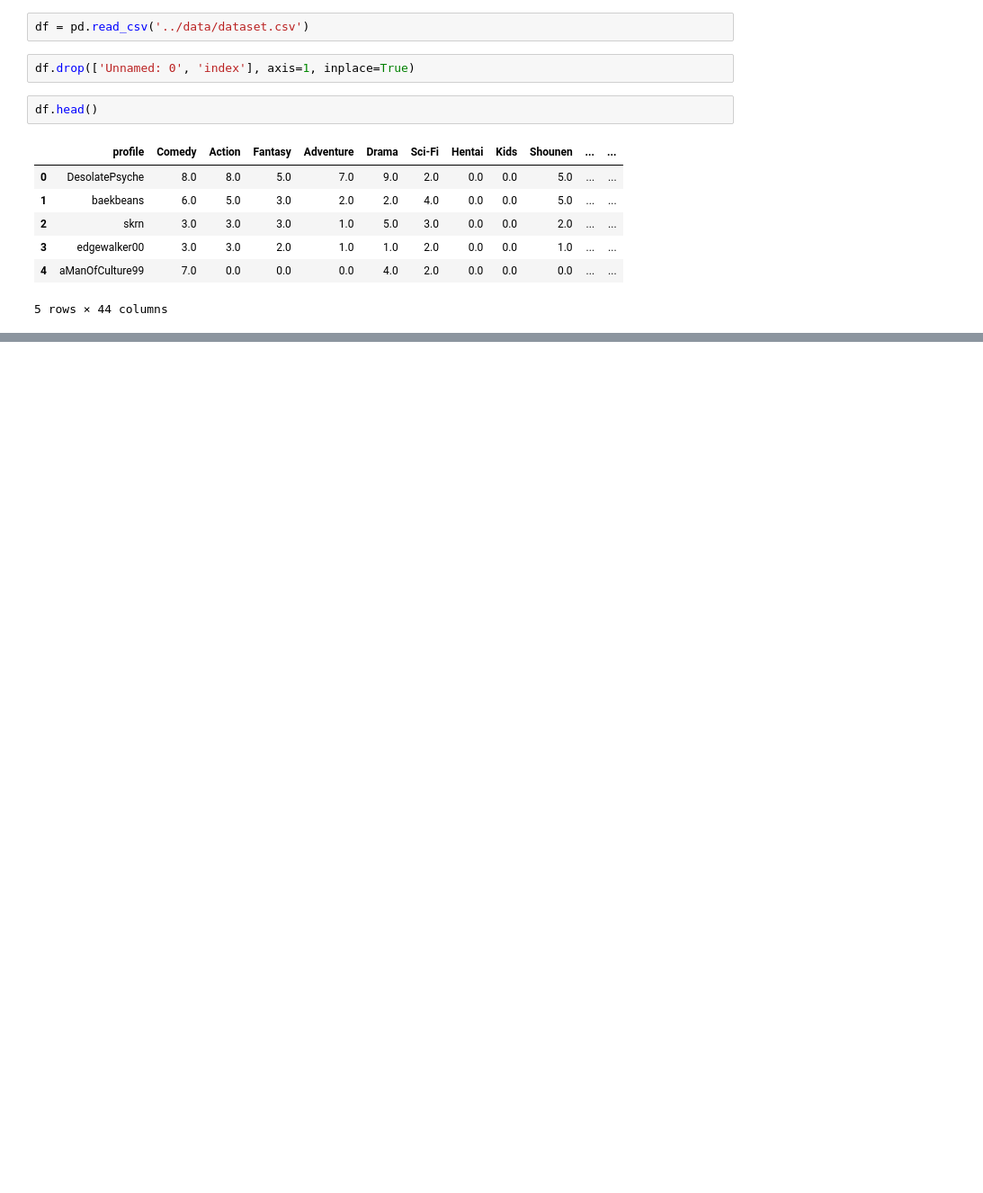
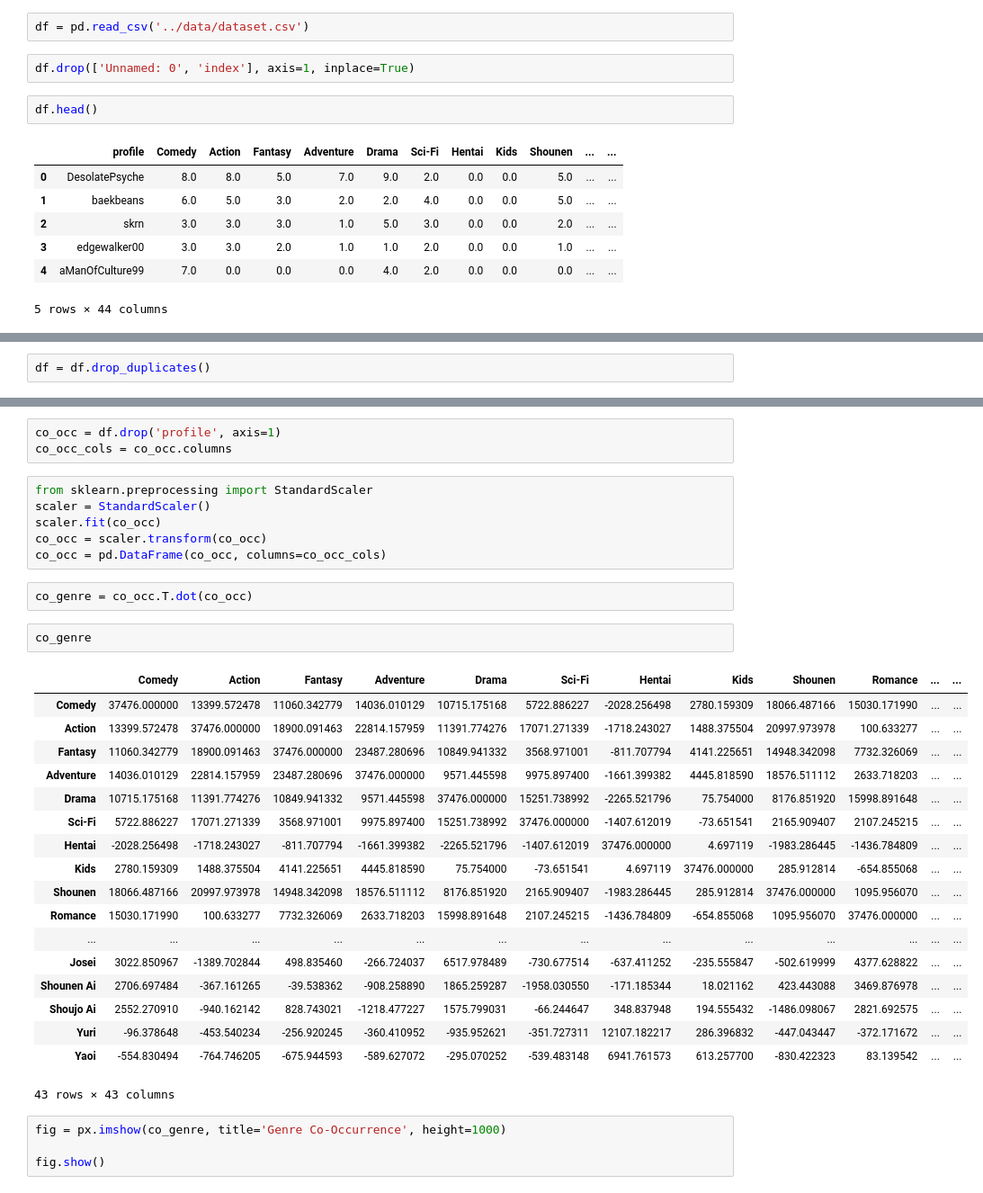
Before and after one commit to bryangne/FinalProject, a Jupyter notebook: Data Exploration/exploration2.ipynb, the cells around one changed output, grey strips where cells are left out. Shown at 90% size. Saved outputs shown, nothing was run; the diff lists cells and outputs as text; blank space fills up the shorter version.

```diff
--- a/Data Exploration/exploration2.ipynb
+++ b/Data Exploration/exploration2.ipynb
@@ -21,0 +45,2 @@ df.head()
+# %%
+df = df.drop_duplicates()
@@ -21,0 +84,36 @@ df.head()
+# %%
+co_occ = df.drop('profile', axis=1)
+co_occ_cols = co_occ.columns
+# %%
+from sklearn.preprocessing import StandardScaler
+scaler = StandardScaler()
+scaler.fit(co_occ)
+co_occ = scaler.transform(co_occ)
+co_occ = pd.DataFrame(co_occ, columns=co_occ_cols)
+# %%
+co_genre = co_occ.T.dot(co_occ)
+# %%
+co_genre
+# %% [output]
+|  | Comedy | Action | Fantasy | Adventure | Drama | Sci-Fi | Hentai | Kids | Shounen | Romance | ... | ... |
+| Comedy | 37476.000000 | 13399.572478 | 11060.342779 | 14036.010129 | 10715.175168 | 5722.886227 | -2028.256498 | 2780.159309 | 18066.487166 | 15030.171990 | ... | ... |
+| Action | 13399.572478 | 37476.000000 | 18900.091463 | 22814.157959 | 11391.774276 | 17071.271339 | -1718.243027 | 1488.375504 | 20997.973978 | 100.633277 | ... | ... |
+| Fantasy | 11060.342779 | 18900.091463 | 37476.000000 | 23487.280696 | 10849.941332 | 3568.971001 | -811.707794 | 4141.225651 | 14948.342098 | 7732.326069 | ... | ... |
+| Adventure | 14036.010129 | 22814.157959 | 23487.280696 | 37476.000000 | 9571.445598 | 9975.897400 | -1661.399382 | 4445.818590 | 18576.511112 | 2633.718203 | ... | ... |
+| Drama | 10715.175168 | 11391.774276 | 10849.941332 | 9571.445598 | 37476.000000 | 15251.738992 | -2265.521796 | 75.754000 | 8176.851920 | 15998.891648 | ... | ... |
+| Sci-Fi | 5722.886227 | 17071.271339 | 3568.971001 | 9975.897400 | 15251.738992 | 37476.000000 | -1407.612019 | -73.651541 | 2165.909407 | 2107.245215 | ... | ... |
+| Hentai | -2028.256498 | -1718.243027 | -811.707794 | -1661.399382 | -2265.521796 | -1407.612019 | 37476.000000 | 4.697119 | -1983.286445 | -1436.784809 | ... | ... |
+| Kids | 2780.159309 | 1488.375504 | 4141.225651 | 4445.818590 | 75.754000 | -73.651541 | 4.697119 | 37476.000000 | 285.912814 | -654.855068 | ... | ... |
+| Shounen | 18066.487166 | 20997.973978 | 14948.342098 | 18576.511112 | 8176.851920 | 2165.909407 | -1983.286445 | 285.912814 | 37476.000000 | 1095.956070 | ... | ... |
+| Romance | 15030.171990 | 100.633277 | 7732.326069 | 2633.718203 | 15998.891648 | 2107.245215 | -1436.784809 | -654.855068 | 1095.956070 | 37476.000000 | ... | ... |
+| ... | ... | ... | ... | ... | ... | ... | ... | ... | ... | ... | ... | ... |
+| Josei | 3022.850967 | -1389.702844 | 498.835460 | -266.724037 | 6517.978489 | -730.677514 | -637.411252 | -235.555847 | -502.619999 | 4377.628822 | ... | ... |
+| Shounen Ai | 2706.697484 | -367.161265 | -39.538362 | -908.258890 | 1865.259287 | -1958.030550 | -171.185344 | 18.021162 | 423.443088 | 3469.876978 | ... | ... |
+| Shoujo Ai | 2552.270910 | -940.162142 | 828.743021 | -1218.477227 | 1575.799031 | -66.244647 | 348.837948 | 194.555432 | -1486.098067 | 2821.692575 | ... | ... |
+| Yuri | -96.378648 | -453.540234 | -256.920245 | -360.410952 | -935.952621 | -351.727311 | 12107.182217 | 286.396832 | -447.043447 | -372.171672 | ... | ... |
+| Yaoi | -554.830494 | -764.746205 | -675.944593 | -589.627072 | -295.070252 | -539.483148 | 6941.761573 | 613.257700 | -830.422323 | 83.139542 | ... | ... |
+43 rows × 43 columns
+# %%
+fig = px.imshow(co_genre, title='Genre Co-Occurrence', height=1000)
+
+fig.show()
```
Also changed, not shown: parts of 112 cells of this notebook, 20 other files.
